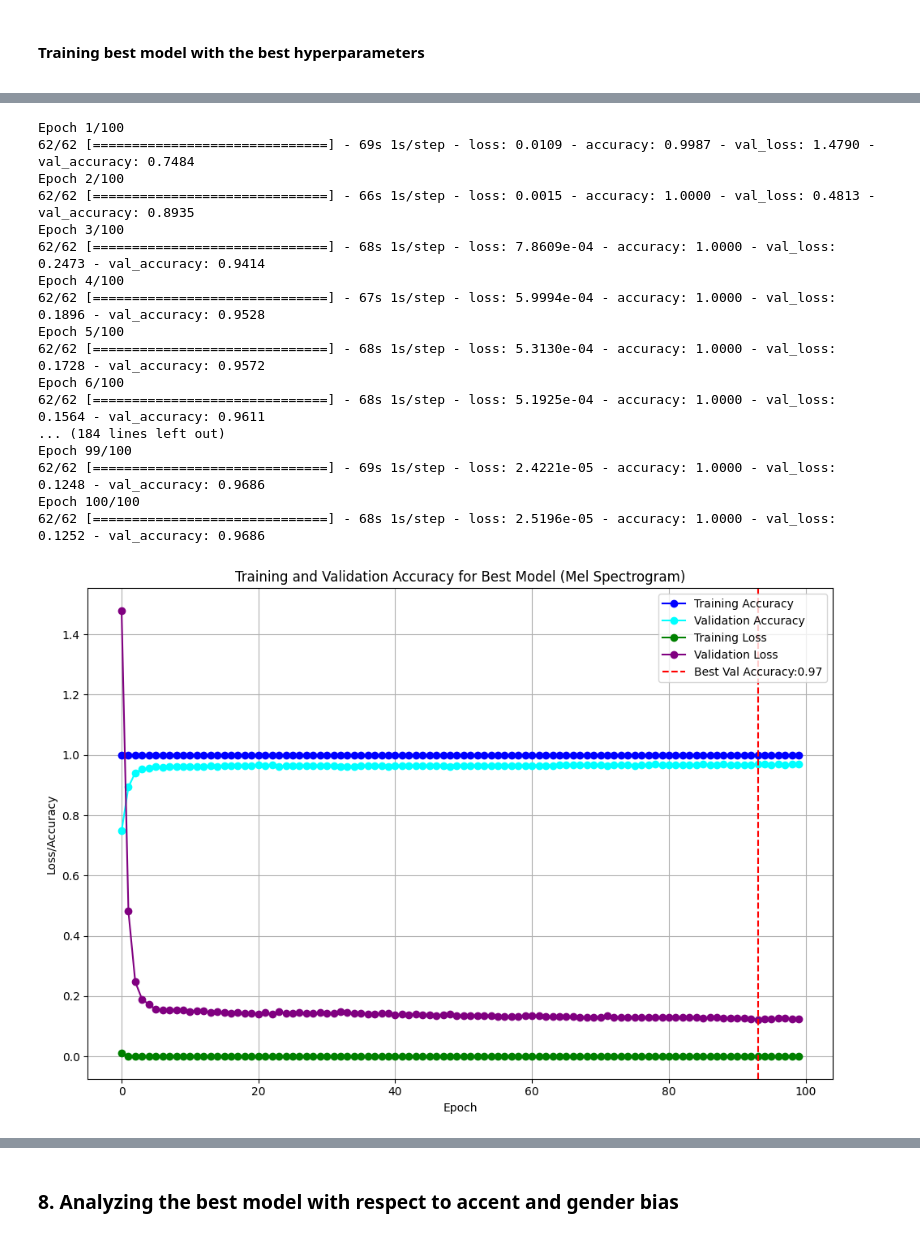
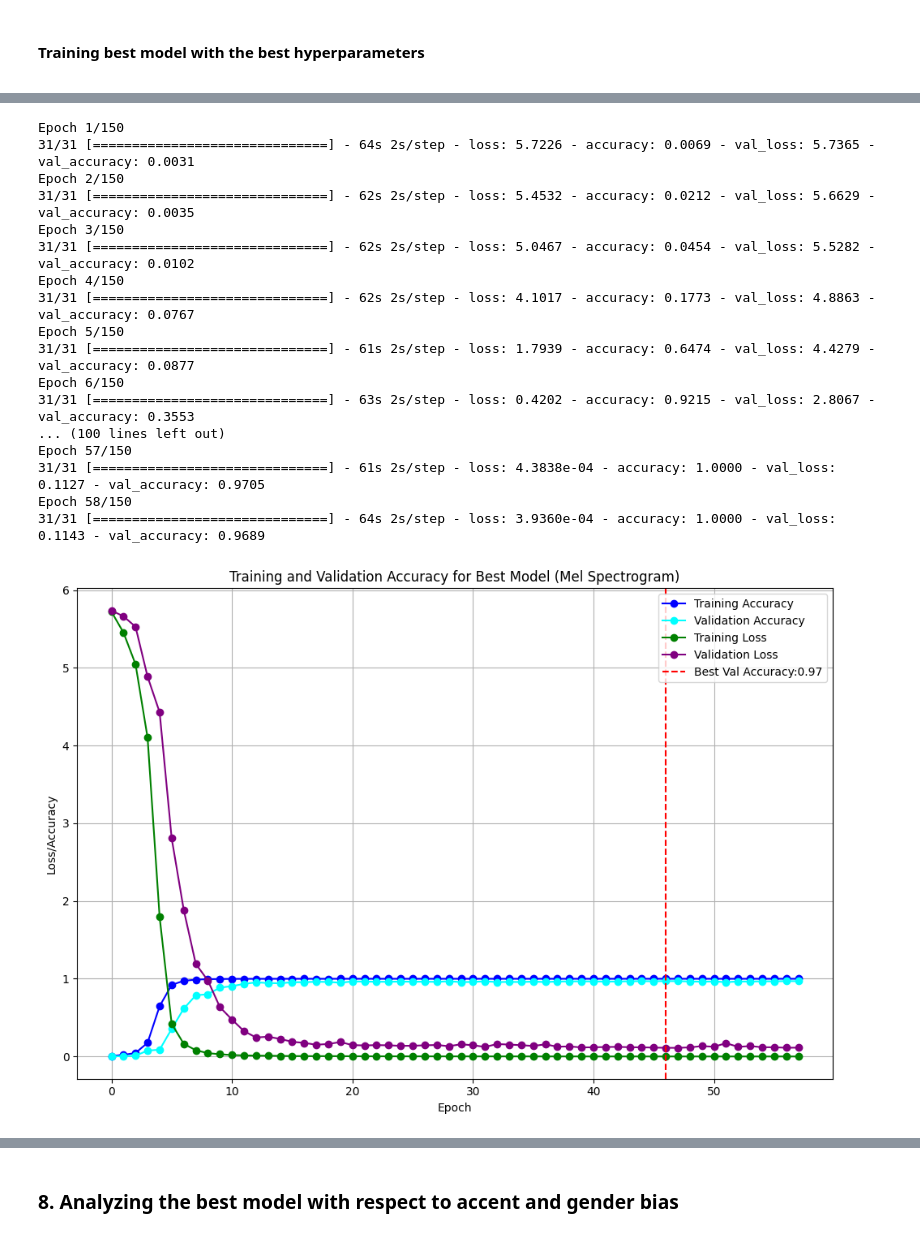
Before and after one commit to mbar0075/Speech-Technology, a Jupyter notebook: Assignment/App.ipynb, the cells around one changed output, grey strips where cells are left out. Cells and saved outputs as stored; diff of their text form; code cells hidden in the pictures.

Commit message:
Finished optimising best model

```diff
--- a/Assignment/App.ipynb
+++ b/Assignment/App.ipynb
@@ -1595,15 +1598,15 @@ Activation Function: tanh
 # Defining the model architecture
 best_model = keras.Sequential([
     keras.layers.Conv2D(32, (3, 3), activation='tanh', input_shape=(128, 94, 1)),
-    keras.layers.Conv2D(64, (3, 3), activation='tanh'),
+    keras.layers.Conv2D(64, (3, 3), activation='relu'),
     keras.layers.MaxPooling2D(pool_size=(2, 2)),
-    keras.layers.Conv2D(64, (3, 3), activation='tanh'),
+    keras.layers.Conv2D(64, (3, 3), activation='relu'),
     keras.layers.MaxPooling2D(pool_size=(2, 2)),
     keras.layers.Reshape((30, 21 * 64)),
     keras.layers.LSTM(64, return_sequences=True),
     keras.layers.Flatten(),
     keras.layers.BatchNormalization(),
-    keras.layers.Dropout(0.1),
+    keras.layers.Dropout(0.4),
     keras.layers.Dense(NUM_CLASSES, activation='softmax')
 ])
 
@@ -1611,7 +1614,7 @@ best_model = keras.Sequential([
 best_optimizer = keras.optimizers.Adam(learning_rate=0.001)
 
 # Early stopping callback (Increased patience to 15, as the model is more complex)
-best_early_stopping = keras.callbacks.EarlyStopping(monitor='val_loss', patience=15, restore_best_weights=True)
+best_early_stopping = keras.callbacks.EarlyStopping(monitor='val_loss', patience=10, restore_best_weights=True)
 
 # Compiling the model
 best_model.compile(optimizer=best_optimizer,
@@ -1640,32 +1643,32 @@ Non-trainable params: 3840 (15.00 KB)
 _________________________________________________________________
 # %%
 # Training the best model
-history = best_model.fit(x_train_mel, y_train_encoded_mel, validation_data=(x_val_mel, y_val_encoded_mel), epochs=100, batch_size=128, callbacks=[best_early_stopping])
+history = best_model.fit(x_train_mel, y_train_encoded_mel, validation_data=(x_val_mel, y_val_encoded_mel), epochs=150, batch_size=256, callbacks=[best_early_stopping])
 
 # Saving the model
 best_model.save('best_model_mel.h5')
 
 # Plotting the training and validation curves
 plot_curves(history, 'accuracy', 'Training and Validation Accuracy for Best Model (Mel Spectrogram)', do_save=True, save_path='best_model_mel_accuracy.png')
 # %% [output]
-Epoch 1/100
-62/62 [==============================] - 69s 1s/step - loss: 0.0109 - accuracy: 0.9987 - val_loss: 1.4790 - val_accuracy: 0.7484
-Epoch 2/100
-62/62 [==============================] - 66s 1s/step - loss: 0.0015 - accuracy: 1.0000 - val_loss: 0.4813 - val_accuracy: 0.8935
-Epoch 3/100
-62/62 [==============================] - 68s 1s/step - loss: 7.8609e-04 - accuracy: 1.0000 - val_loss: 0.2473 - val_accuracy: 0.9414
-Epoch 4/100
-62/62 [==============================] - 67s 1s/step - loss: 5.9994e-04 - accuracy: 1.0000 - val_loss: 0.1896 - val_accuracy: 0.9528
-Epoch 5/100
-62/62 [==============================] - 68s 1s/step - loss: 5.3130e-04 - accuracy: 1.0000 - val_loss: 0.1728 - val_accuracy: 0.9572
-Epoch 6/100
-62/62 [==============================] - 68s 1s/step - loss: 5.1925e-04 - accuracy: 1.0000 - val_loss: 0.1564 - val_accuracy: 0.9611
-... (184 lines left out)
-Epoch 99/100
-62/62 [==============================] - 69s 1s/step - loss: 2.4221e-05 - accuracy: 1.0000 - val_loss: 0.1248 - val_accuracy: 0.9686
-Epoch 100/100
-62/62 [==============================] - 68s 1s/step - loss: 2.5196e-05 - accuracy: 1.0000 - val_loss: 0.1252 - val_accuracy: 0.9686
+Epoch 1/150
+31/31 [==============================] - 64s 2s/step - loss: 5.7226 - accuracy: 0.0069 - val_loss: 5.7365 - val_accuracy: 0.0031
+Epoch 2/150
+31/31 [==============================] - 62s 2s/step - loss: 5.4532 - accuracy: 0.0212 - val_loss: 5.6629 - val_accuracy: 0.0035
+Epoch 3/150
+31/31 [==============================] - 62s 2s/step - loss: 5.0467 - accuracy: 0.0454 - val_loss: 5.5282 - val_accuracy: 0.0102
+Epoch 4/150
+31/31 [==============================] - 62s 2s/step - loss: 4.1017 - accuracy: 0.1773 - val_loss: 4.8863 - val_accuracy: 0.0767
+Epoch 5/150
+31/31 [==============================] - 61s 2s/step - loss: 1.7939 - accuracy: 0.6474 - val_loss: 4.4279 - val_accuracy: 0.0877
+Epoch 6/150
+31/31 [==============================] - 63s 2s/step - loss: 0.4202 - accuracy: 0.9215 - val_loss: 2.8067 - val_accuracy: 0.3553
+... (100 lines left out)
+Epoch 57/150
+31/31 [==============================] - 61s 2s/step - loss: 4.3838e-04 - accuracy: 1.0000 - val_loss: 0.1127 - val_accuracy: 0.9705
+Epoch 58/150
+31/31 [==============================] - 64s 2s/step - loss: 3.9360e-04 - accuracy: 1.0000 - val_loss: 0.1143 - val_accuracy: 0.9689
-[figure, old version]
+[figure, new version]
 # %%
 # Evaluating best model on the testing set
 # Loading the model
```
Also changed, not shown: parts of 7 cells of this notebook, 13 other files.
